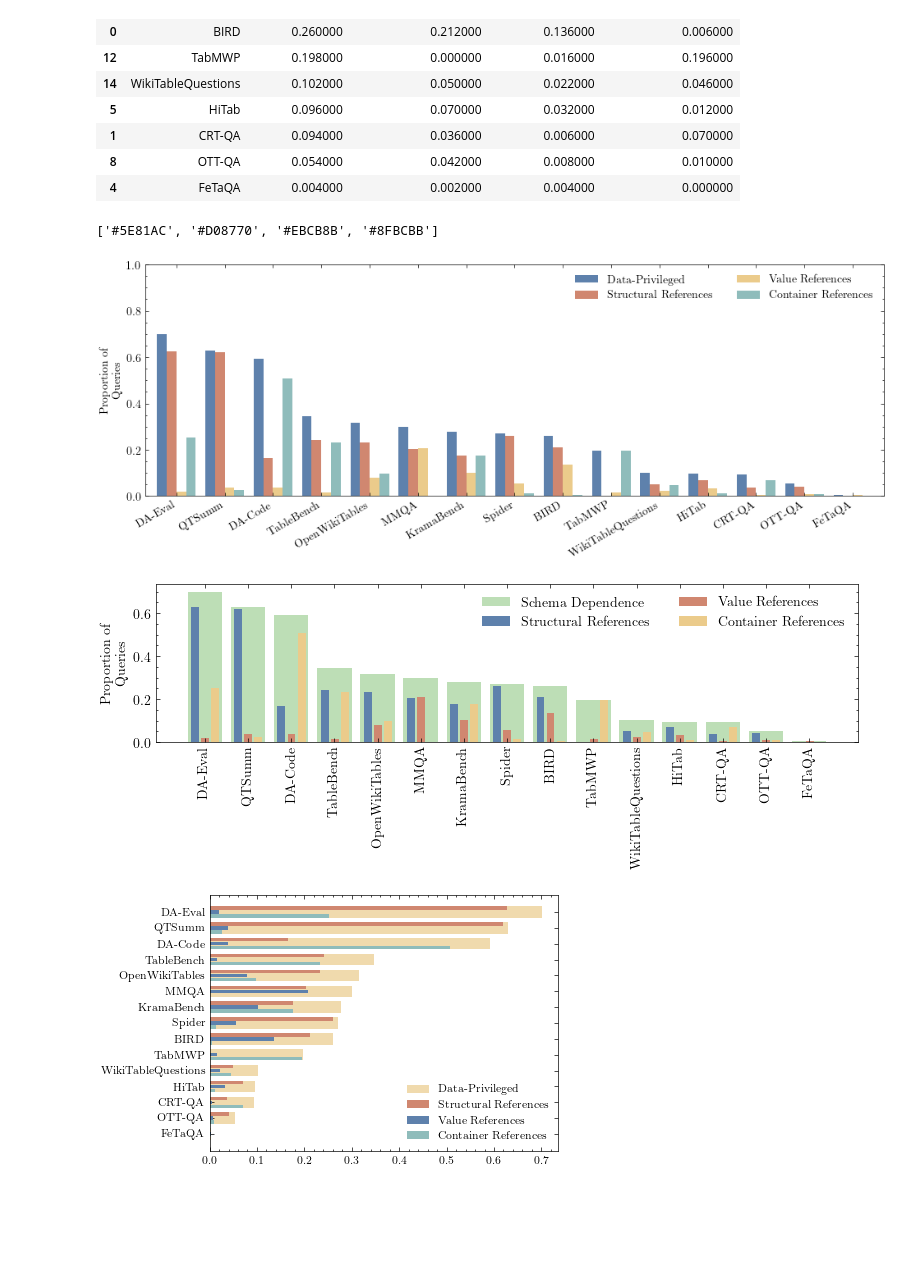
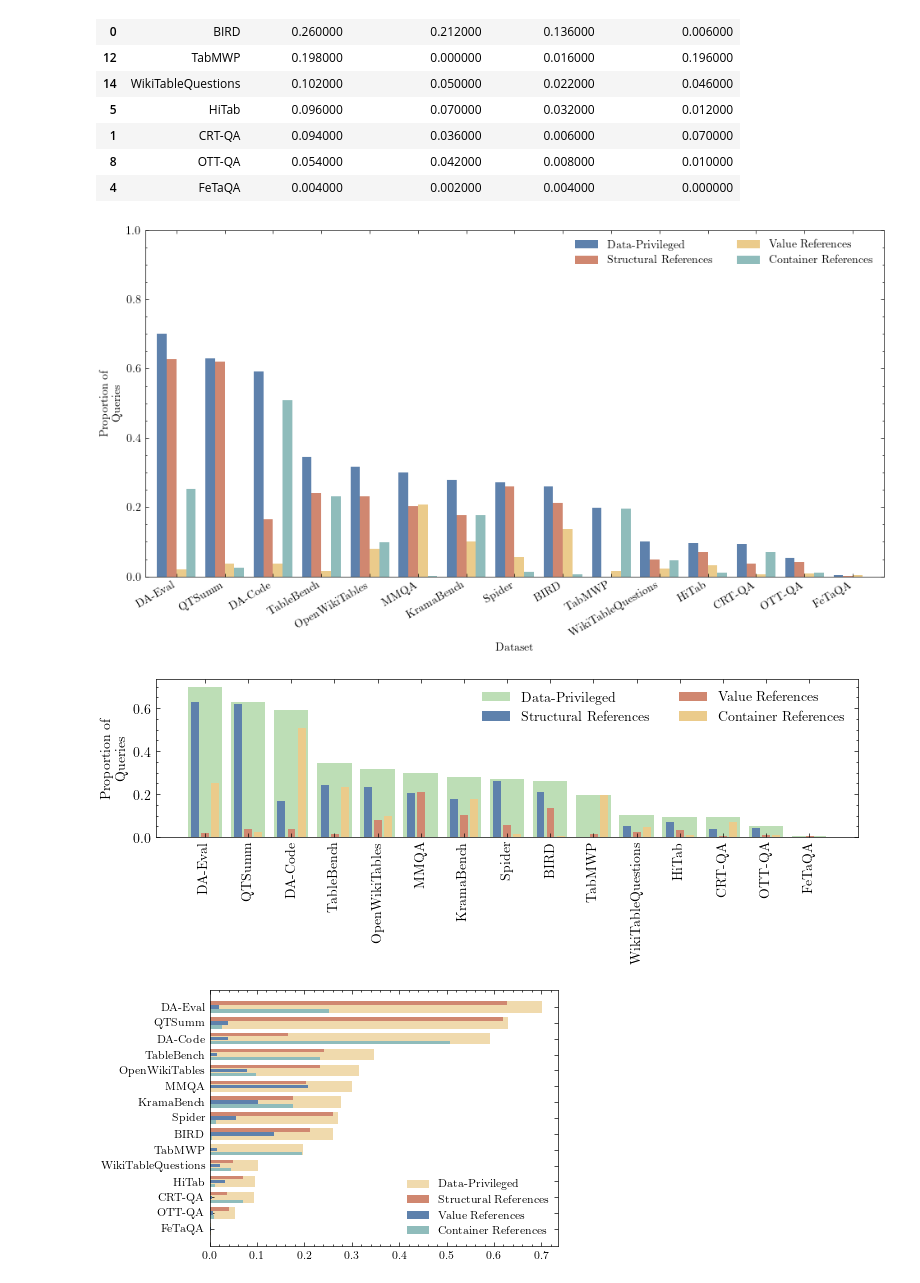
Before and after one commit to trl-lab/open-domain-query-classification, a Jupyter notebook: 03_Analysis.ipynb, the cells around one changed output. Cells and saved outputs as stored; diff of their text form; code cells hidden in the pictures; blank space fills up the shorter version.

```diff
--- a/03_Analysis.ipynb
+++ b/03_Analysis.ipynb
@@ -5,6 +12,6 @@ from common.nord_mpl import set_palette, NORD_COLORBLIND
 # %% [markdown]
 ## Import Data
 # %%
-schema_dependence = pd.read_parquet("./data/outputs/schema_dependence/schema_dependence_classification.parquet")
+data_privileged = pd.read_parquet("./data/outputs/data_privilege/data_privilege_classification.parquet")
 sufficient_specification = pd.read_parquet("./data/outputs/sufficient_specification/sufficient_query_specification_classification.parquet")
 # %% [markdown]
@@ -12,19 +19,19 @@ sufficient_specification = pd.read_parquet("./data/outputs/sufficient_specificat
 # %%
-schema_dependence_stat_mapping = []
+data_privilege_stat_mapping = []
 
-for dataset in schema_dependence["dataset"].unique():
-    dataset_subset = schema_dependence[schema_dependence["dataset"] == dataset]
-    schema_dependence_stat_mapping.append({
+for dataset in data_privileged["dataset"].unique():
+    dataset_subset = data_privileged[data_privileged["dataset"] == dataset]
+    data_privilege_stat_mapping.append({
         "Dataset": dataset,
         "Schema Dependence": 1-dataset_subset["schema_independent"].mean(),
         "Structural References": dataset_subset["final_structural_reference"].mean(),
         "Value References": dataset_subset["value_reference_binary"].mean(),
         "Container References": dataset_subset["final_container_reference"].mean()
     })
-schema_dependence_stats_df = pd.DataFrame(schema_dependence_stat_mapping)
+data_privilege_stats_df = pd.DataFrame(data_privilege_stat_mapping)
 # %%
-schema_dependence_stats_df.sort_values(by="Schema Dependence", ascending=False, inplace=True)
-schema_dependence_stats_df
+data_privilege_stats_df.sort_values(by="Schema Dependence", ascending=False, inplace=True)
+data_privilege_stats_df
 # %% [output]
 |  | Dataset | Schema Dependence | Structural References | Value References | Container References |
 | 3 | DA-Eval | 0.700389 | 0.626459 | 0.019455 | 0.252918 |
@@ -43,9 +50,9 @@ schema_dependence_stats_df
 | 8 | OTT-QA | 0.054000 | 0.042000 | 0.008000 | 0.010000 |
 | 4 | FeTaQA | 0.004000 | 0.002000 | 0.004000 | 0.000000 |
 # %%
-schema_dependence_stats_df["Data-Privileged"] = schema_dependence_stats_df["Schema Dependence"]
-schema_dependence_stats_df = schema_dependence_stats_df[["Dataset", "Data-Privileged", "Structural References", "Value References", "Container References"]]
-schema_dependence_stats_df
+data_privilege_stats_df["Data-Privileged"] = data_privilege_stats_df["Schema Dependence"]
+data_privilege_stats_df = data_privilege_stats_df[["Dataset", "Data-Privileged", "Structural References", "Value References", "Container References"]]
+data_privilege_stats_df
 # %% [output]
 |  | Dataset | Data-Privileged | Structural References | Value References | Container References |
 | 3 | DA-Eval | 0.700389 | 0.626459 | 0.019455 | 0.252918 |
@@ -63,30 +70,25 @@ schema_dependence_stats_df
 | 1 | CRT-QA | 0.094000 | 0.036000 | 0.006000 | 0.070000 |
 | 8 | OTT-QA | 0.054000 | 0.042000 | 0.008000 | 0.010000 |
 | 4 | FeTaQA | 0.004000 | 0.002000 | 0.004000 | 0.000000 |
-# %%
-plt.style.use(["science", "vibrant"])
-set_palette("colorblind")
-# %% [output]
-['#5E81AC', '#D08770', '#EBCB8B', '#8FBCBB']
 # %%
 cm = 1/2.54
 
-figsize=((25)*cm, 10*cm)
+figsize=((25)*cm, 14*cm)
 
 fig, ax = plt.subplots(figsize=figsize)
-schema_dependence_stats_df.plot(ax=ax, x="Dataset", kind="bar", stacked=False, width=0.8)
+data_privilege_stats_df.plot(ax=ax, x="Dataset", kind="bar", stacked=False, width=0.8)
 plt.ylabel("Proportion of\nQueries")
-plt.xlabel(None)
+plt.xlabel("Dataset")
 plt.ylim(0,1)
 plt.xticks(rotation=30, ha="right", minor=False)
 ax.tick_params(axis="x", which="major", length=3, width=0.5)
 ax.tick_params(axis="x", which="minor", length=0, width=0)
 plt.legend(loc="upper right", ncol=2)
 plt.tight_layout()
-plt.savefig("./plots/schema_dependence/schema_dependence_by_dataset.pdf", format="pdf", bbox_inches="tight")
+plt.savefig("./plots/data_privilege/data_privilege_by_dataset.png", format="png", bbox_inches="tight")
 plt.show()
 # %% [output]
-[figure, old version]
+[figure, new version]
 # %%
 import numpy as np
 
@@ -98,28 +100,28 @@ full_bar_width = 0.8
 inner_margin = 0.05
 bar_width = (full_bar_width - 5*inner_margin)/3
 
-x = np.arange(len(schema_dependence_stats_df))
+x = np.arange(len(data_privilege_stats_df))
 
 multiplier = 0
 
 fig, ax = plt.subplots(figsize=figsize)
 
-rects = ax.bar(x, schema_dependence_stats_df["Schema Dependence"], width=full_bar_width, label="Schema Dependence", color="#bddeb6")
+rects = ax.bar(x, data_privilege_stats_df["Data-Privileged"], width=full_bar_width, label="Data-Privileged", color="#bddeb6")
 
 offset = -1.5 * bar_width + inner_margin
 for attribute in ["Structural References", "Value References", "Container References"]:
-    rects = ax.bar(x + offset, schema_dependence_stats_df[attribute], width=bar_width, label=attribute)
+    rects = ax.bar(x + offset, data_privilege_stats_df[attribute], width=bar_width, label=attribute)
     offset += bar_width + inner_margin
 
 # plt.legend(loc="upper right")
-ax.set_xticks(np.arange(len(schema_dependence_stats_df)), schema_dependence_stats_df["Dataset"], rotation=90, ha="center")
+ax.set_xticks(np.arange(len(data_privilege_stats_df)), data_privilege_stats_df["Dataset"], rotation=90, ha="center")
 ax.tick_params(axis="x", which="minor", length=0, width=0)
 plt.legend(loc="upper right", ncol=2)
 plt.ylabel("Proportion of\nQueries")
 plt.tight_layout()
 plt.show()
 # %% [output]
-[figure, old version]
+[figure, new version]
 # %%
 cm = 1 / 2.54
 figsize = (10.476 * (7/6) * cm, 7.5 * cm) # Width can be small, height depends on items. Adjust as needed.
```
Also changed, not shown: parts of 19 cells of this notebook.
